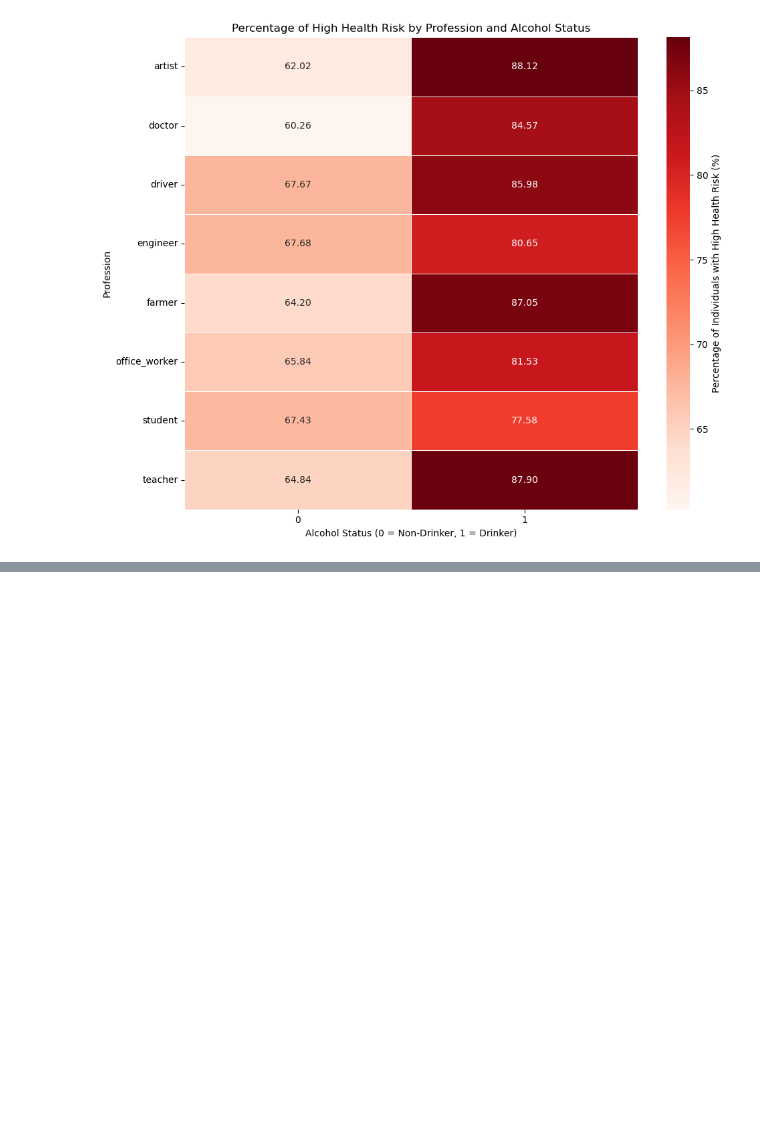
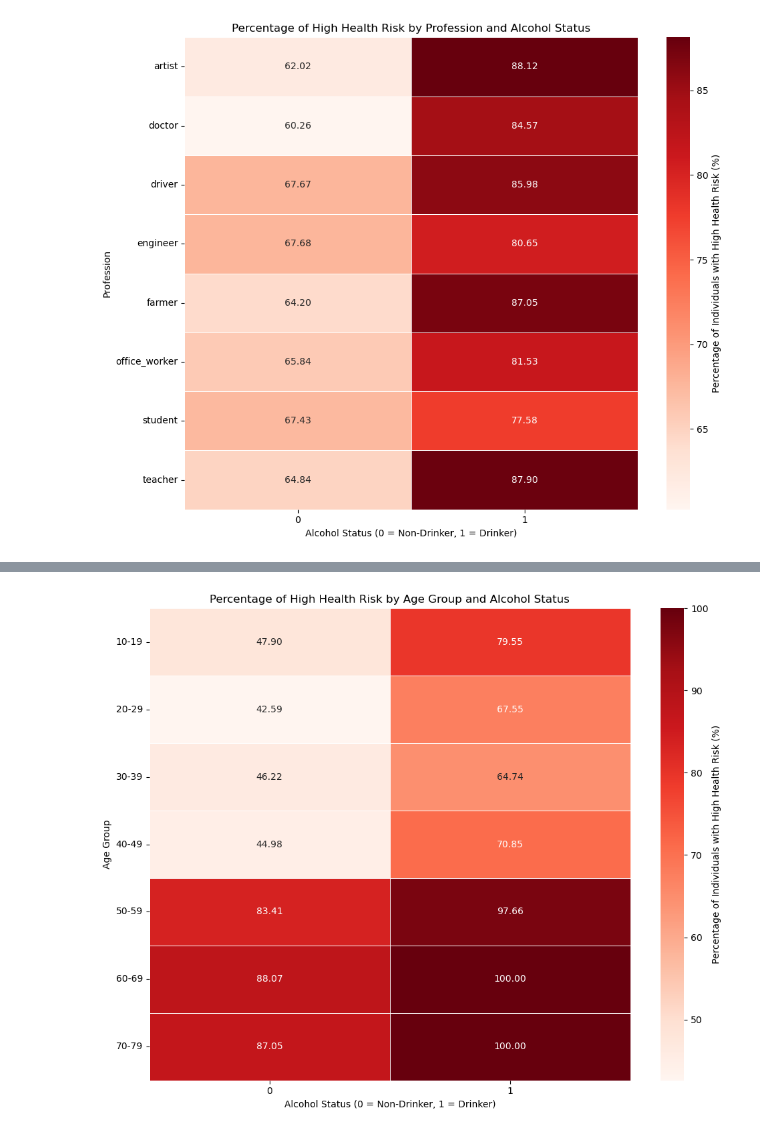
Before and after one commit to MyleeCS/Lifestyle-and-Health-Risk-EDA, a Jupyter notebook: lifestyle-and-health-risk-eda.ipynb, the cells around one changed output, grey strips where cells are left out. Saved outputs shown, nothing was run; the diff lists cells and outputs as text; code cells hidden in the pictures; blank space fills up the shorter version.

```diff
--- a/lifestyle-and-health-risk-eda.ipynb
+++ b/lifestyle-and-health-risk-eda.ipynb
@@ -275,0 +307,27 @@ plt.show()
+# %%
+age_drinking = pd.crosstab([df['age_group'], df['alcohol']], df['health_risk'])
+age_drinking['Total'] = age_drinking.sum(axis=1)
+age_drinking['High_Risk_Percentage'] = (age_drinking.get(1, 0) / age_drinking['Total'])
+# Prepare data for heatmap
+heatmap_data = age_drinking['High_Risk_Percentage'].unstack()*100
+# Plot the heatmap
+plt.figure(figsize=(10, 8)) # Adjusted size slightly for better fit
+sns.heatmap(
+    heatmap_data,
+    annot=True,
+    fmt='.2f', # Display as percentage with one decimal place (e.g., 63.1)
+    cmap='Reds',
+    linewidths=.5,
+    linecolor='white',
+    cbar_kws={'label': 'Percentage of Individuals with High Health Risk (%)'}
+)
+# Customize the axis labels and title
+plt.xlabel('Alcohol Status (0 = Non-Drinker, 1 = Drinker)')
+plt.ylabel('Age Group')
+plt.title('Percentage of High Health Risk by Age Group and Alcohol Status')
+plt.xticks(rotation=0)
+plt.yticks(rotation=0)
+plt.tight_layout()
+plt.show()
+# %% [output]
+[figure, added]
```
Also changed, not shown: parts of 2 cells of this notebook.
